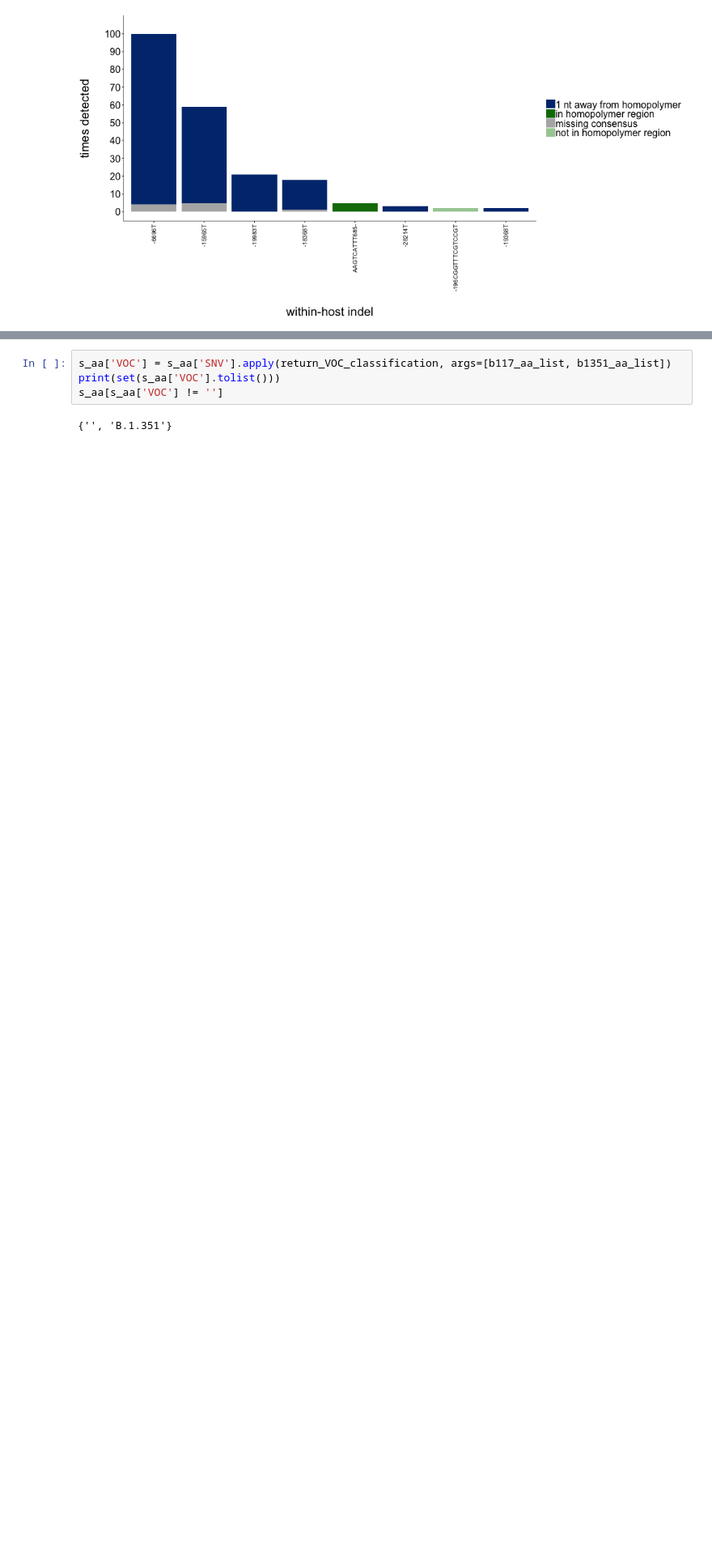
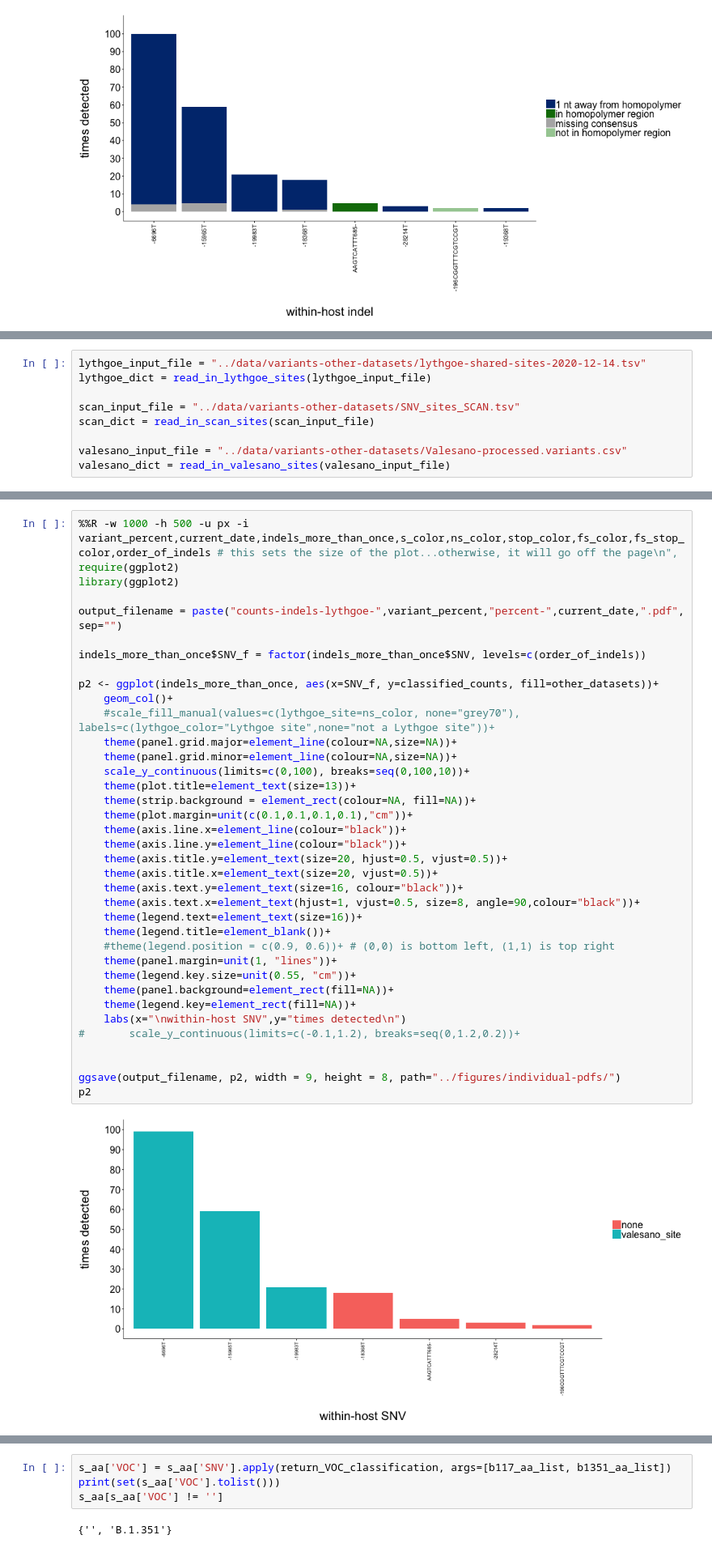
Before and after one commit to lmoncla/ncov-WI-within-host, a Jupyter notebook: scripts/shared-variants.ipynb, the cells around one changed output, grey strips where cells are left out. Shown at 81% size. Drawn from its saved outputs; the diff is of its cells as text; blank space fills up the shorter version.

```diff
--- a/scripts/shared-variants.ipynb
+++ b/scripts/shared-variants.ipynb
@@ -549,0 +664,9 @@ p3
+# %%
+lythgoe_input_file = "../data/variants-other-datasets/lythgoe-shared-sites-2020-12-14.tsv"
+lythgoe_dict = read_in_lythgoe_sites(lythgoe_input_file)
+
+scan_input_file = "../data/variants-other-datasets/SNV_sites_SCAN.tsv"
+scan_dict = read_in_scan_sites(scan_input_file)
+
+valesano_input_file = "../data/variants-other-datasets/Valesano-processed.variants.csv"
+valesano_dict = read_in_valesano_sites(valesano_input_file)
@@ -549,0 +798,39 @@ p3
+# %%
+%%R -w 1000 -h 500 -u px -i variant_percent,current_date,indels_more_than_once,s_color,ns_color,stop_color,fs_color,fs_stop_color,order_of_indels # this sets the size of the plot...otherwise, it will go off the page\n",
+require(ggplot2)
+library(ggplot2)
+
+output_filename = paste("counts-indels-lythgoe-",variant_percent,"percent-",current_date,".pdf", sep="")
+
+indels_more_than_once$SNV_f = factor(indels_more_than_once$SNV, levels=c(order_of_indels))
+
+p2 <- ggplot(indels_more_than_once, aes(x=SNV_f, y=classified_counts, fill=other_datasets))+
+    geom_col()+
+    #scale_fill_manual(values=c(lythgoe_site=ns_color, none="grey70"), labels=c(lythgoe_color="Lythgoe site",none="not a Lythgoe site"))+
+    theme(panel.grid.major=element_line(colour=NA,size=NA))+
+    theme(panel.grid.minor=element_line(colour=NA,size=NA))+
+    scale_y_continuous(limits=c(0,100), breaks=seq(0,100,10))+
+    theme(plot.title=element_text(size=13))+
+    theme(strip.background = element_rect(colour=NA, fill=NA))+
+    theme(plot.margin=unit(c(0.1,0.1,0.1,0.1),"cm"))+
+    theme(axis.line.x=element_line(colour="black"))+
+    theme(axis.line.y=element_line(colour="black"))+
+    theme(axis.title.y=element_text(size=20, hjust=0.5, vjust=0.5))+
+    theme(axis.title.x=element_text(size=20, vjust=0.5))+
+    theme(axis.text.y=element_text(size=16, colour="black"))+
+    theme(axis.text.x=element_text(hjust=1, vjust=0.5, size=8, angle=90,colour="black"))+
+    theme(legend.text=element_text(size=16))+
+    theme(legend.title=element_blank())+
+    #theme(legend.position = c(0.9, 0.6))+ # (0,0) is bottom left, (1,1) is top right
+    theme(panel.margin=unit(1, "lines"))+
+    theme(legend.key.size=unit(0.55, "cm"))+
+    theme(panel.background=element_rect(fill=NA))+
+    theme(legend.key=element_rect(fill=NA))+
+    labs(x="\nwithin-host SNV",y="times detected\n")
+#       scale_y_continuous(limits=c(-0.1,1.2), breaks=seq(0,1.2,0.2))+
+
+
+ggsave(output_filename, p2, width = 9, height = 8, path="../figures/individual-pdfs/")
+p2
+# %% [output]
+[figure, added]
```
Also changed, not shown: parts of 46 cells of this notebook, 1 other file.
